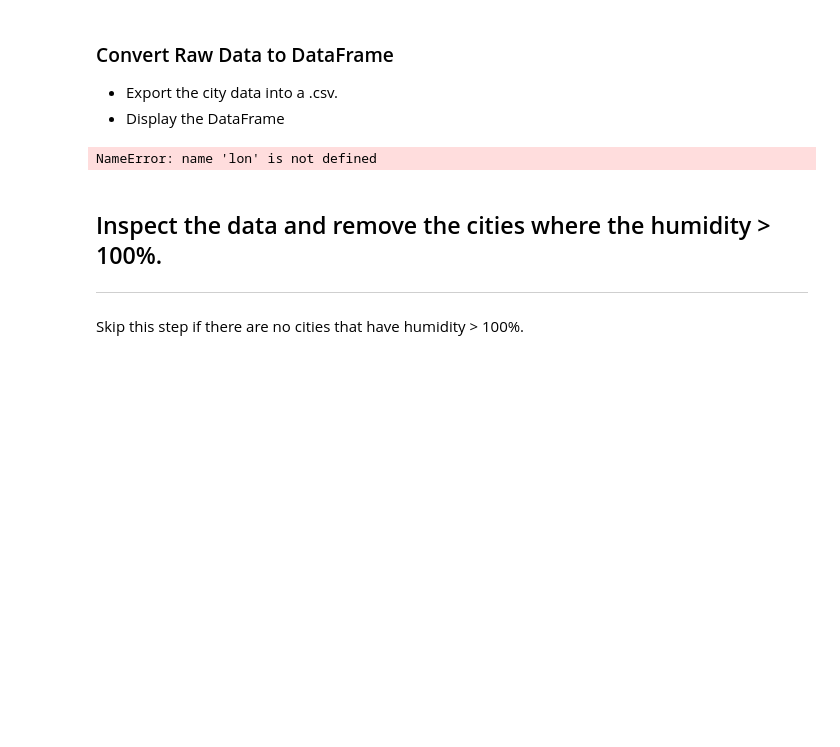
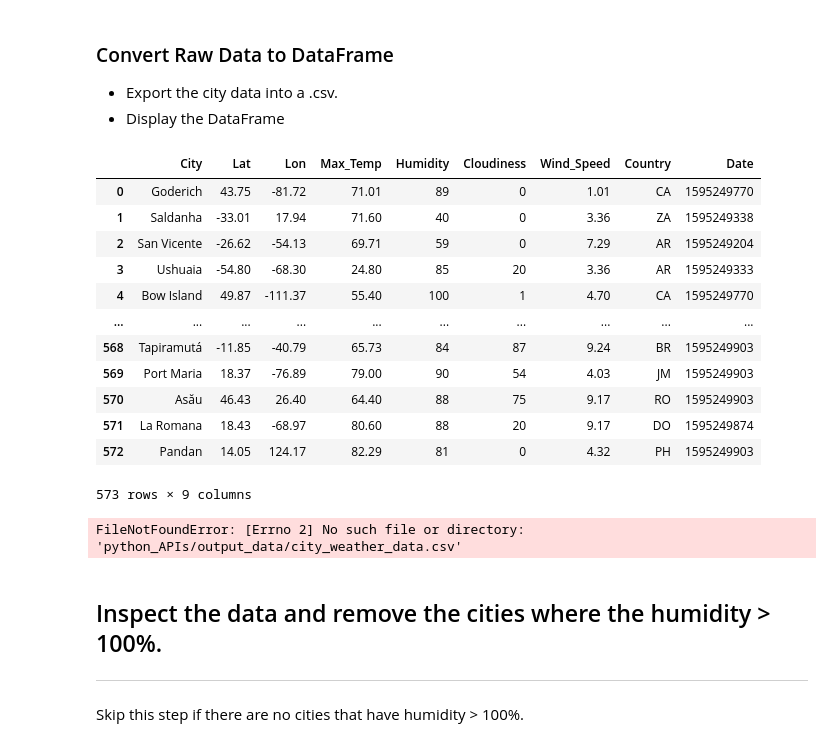
Before and after one commit to kwelter23/python_APIs, a Jupyter notebook: WeatherPy.ipynb/WeatherPy.ipynb, the cells around one changed output. Drawn from its saved outputs; the diff is of its cells as text; code cells hidden in the pictures; blank space fills up the shorter version.

Commit message:
printed data frame

```diff
--- a/WeatherPy.ipynb/WeatherPy.ipynb
+++ b/WeatherPy.ipynb/WeatherPy.ipynb
@@ -119,14 +119,15 @@ for city in cities:
         print(f"City, {city}, not found. Skipping...")
 # %%
 # Lists to hold data
+city_list = []
 lat = []
-#lon = []
-#max_temp = []
-#humidity = []
-#clouds = []
-#wind = []
-#country = []
-#date = []
+lon = []
+max_temp = []
+humidity = []
+clouds = []
+wind = []
+country = []
+date = []
 
 #Loop through weather data
 def weather_check(city):
@@ -135,20 +136,23 @@ def weather_check(city):
     weather_json = results.json()
     try:
         #print(f"wc city is: {city}")
-        print(f"lat is: {lat}")
+        #print(f"lat is: {lat}")
+        #city_list.append({city})
+        city_list.append(weather_json['name'])
+        #print("Hello")
         lat.append(weather_json['coord']['lat'])
-        #lon = weather_json['coord']['lon']
-        #max_temp = weather_json['main']['temp_max']
-        #humidity = weather_json['main']['humidity']
-        #clouds = weather_json['clouds']['all']
-        #wind = weather_json['wind']['speed']
-        #country = weather_json['sys']['country']
-        #date = weather_json['dt']
+        lon.append(weather_json['coord']['lon'])
+        max_temp.append(weather_json['main']['temp_max'])
+        humidity.append(weather_json['main']['humidity'])
+        clouds.append(weather_json['clouds']['all'])
+        wind.append(weather_json['wind']['speed'])
+        country.append(weather_json['sys']['country'])
+        date.append(weather_json['dt'])
         #print(f"Processing {city} with city number {id}")
-        return lat
+        return lon
     except:
         pass
-
+#cities = 'Paris','Minneapolis','Chicago'
 for city in cities:
     try:
         wc = weather_check(city)
@@ -156,6 +160,4 @@ for city in cities:
         #print(wc)
     except:
         pass
-
-len(lat)
 # %% [output]
@@ -184,24 +185,38 @@ lat is: [19.73, 63.9, -13.7, 42.1, 37.22, -30.28, -6.22, 22.89, 37.1, 47.5, -23.
 # %%
 # create a data frame
 weather_dict = {
-    'City': city,
+    'City': city_list,
     'Lat': lat,
     'Lon': lon,
     'Max_Temp': max_temp,
     'Humidity': humidity,
     'Cloudiness': clouds,
     'Wind_Speed': wind,
     'Country': country,
     'Date': date
 
 }
 city_weather_data_df = pd.DataFrame(weather_dict)
 city_weather_data_df
 # %% [output]
+|  | City | Lat | Lon | Max_Temp | Humidity | Cloudiness | Wind_Speed | Country | Date |
+| 0 | Goderich | 43.75 | -81.72 | 71.01 | 89 | 0 | 1.01 | CA | 1595249770 |
+| 1 | Saldanha | -33.01 | 17.94 | 71.60 | 40 | 0 | 3.36 | ZA | 1595249338 |
+| 2 | San Vicente | -26.62 | -54.13 | 69.71 | 59 | 0 | 7.29 | AR | 1595249204 |
+| 3 | Ushuaia | -54.80 | -68.30 | 24.80 | 85 | 20 | 3.36 | AR | 1595249333 |
+| 4 | Bow Island | 49.87 | -111.37 | 55.40 | 100 | 1 | 4.70 | CA | 1595249770 |
+| ... | ... | ... | ... | ... | ... | ... | ... | ... | ... |
+| 568 | Tapiramutá | -11.85 | -40.79 | 65.73 | 84 | 87 | 9.24 | BR | 1595249903 |
+| 569 | Port Maria | 18.37 | -76.89 | 79.00 | 90 | 54 | 4.03 | JM | 1595249903 |
+| 570 | Asău | 46.43 | 26.40 | 64.40 | 88 | 75 | 9.17 | RO | 1595249903 |
+| 571 | La Romana | 18.43 | -68.97 | 80.60 | 88 | 20 | 9.17 | DO | 1595249874 |
+| 572 | Pandan | 14.05 | 124.17 | 82.29 | 81 | 0 | 4.32 | PH | 1595249903 |
-NameError: name 'lon' is not defined
+573 rows × 9 columns
 # %%
 #Output to CSV
 city_weather_data_df.to_csv('python_APIs/output_data/city_weather_data.csv')
+# %% [output]
+FileNotFoundError: [Errno 2] No such file or directory: 'python_APIs/output_data/city_weather_data.csv'
 # %% [markdown]
 ## Inspect the data and remove the cities where the humidity > 100%.
 ----
```
Also changed, not shown: parts of 2 cells of this notebook.
